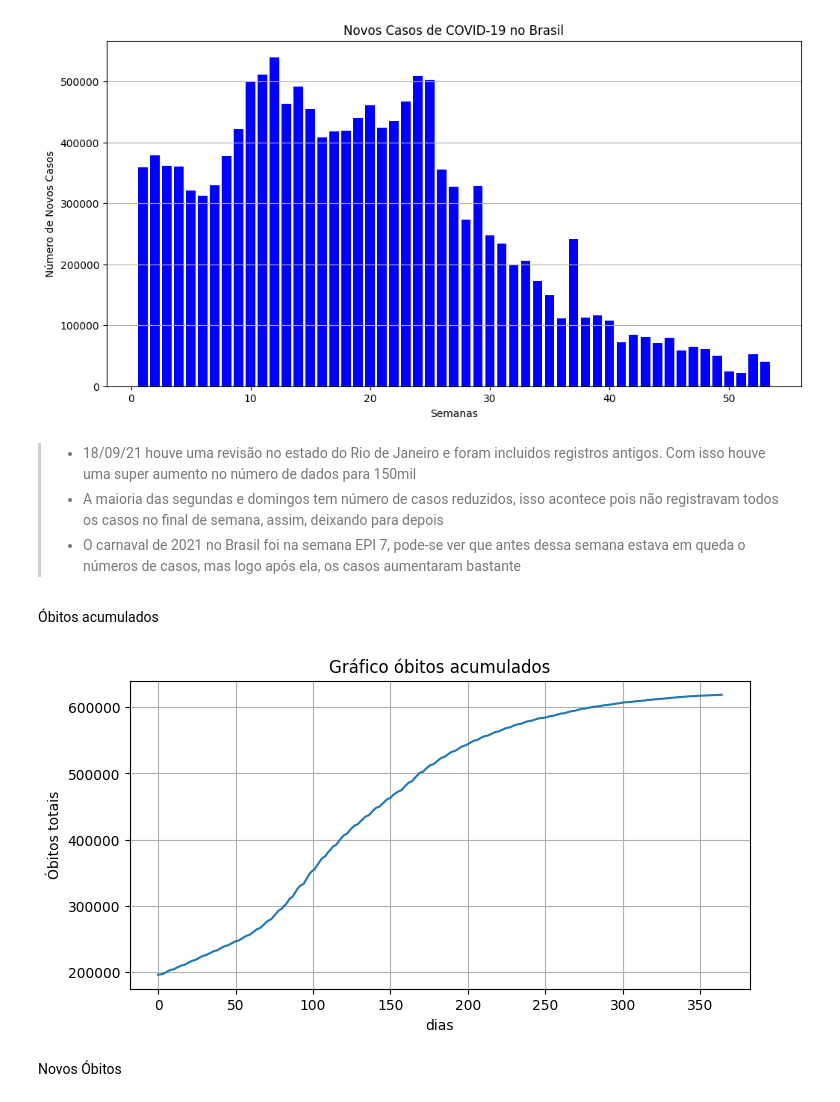
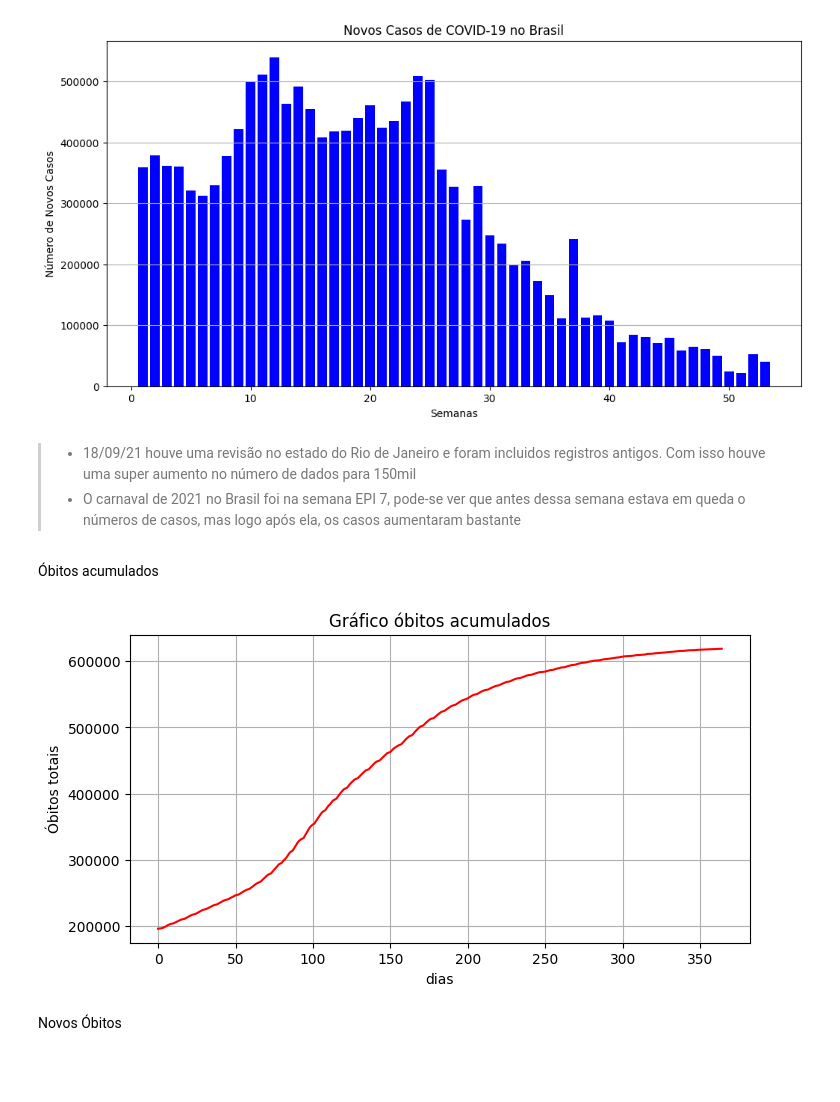
Before and after one commit to VitorMendonca62/covid19-study-in-brazil, a Jupyter notebook: src/analysis_brazil_2021.ipynb, the cells around one changed output. Drawn from its saved outputs; the diff is of its cells as text; code cells hidden in the pictures; blank space fills up the shorter version.

```diff
--- a/src/analysis_brazil_2021.ipynb
+++ b/src/analysis_brazil_2021.ipynb
@@ -39,7 +28,7 @@ PATH_DATA_BRAZIL_OUTPUT
 # Carregando dados
 df = None
 
-for path in DATA_PATH[3:5]:
+for path in DATA_PATH[2:4]:
   data = pd.read_csv(path, sep=";", encoding="utf-8")
 
   if df is None:
@@ -312,24 +301,22 @@ plt.show()
 # %% [output]
 [figure]
 # %% [markdown]
->
 > - 18/09/21 houve uma revisão no estado do Rio de Janeiro e foram incluidos registros antigos. Com isso houve uma super aumento no número de dados para 150mil
-> - A maioria das segundas e domingos tem número de casos reduzidos, isso acontece pois não registravam todos os casos no final de semana, assim, deixando para depois
 > - O carnaval de 2021 no Brasil foi na semana EPI 7, pode-se ver que antes dessa semana estava em queda o números de casos, mas logo após ela, os casos aumentaram bastante
 # %% [markdown]
 Óbitos acumulados
 # %%
 fig, ax = plt.subplots(figsize=(8, 4))
-ax.plot(df.index.values, df["obitosAcumulado"])
+ax.plot(df.index.values, df["obitosAcumulado"], color="r")
 
 plt.title("Gráfico óbitos acumulados")
 plt.ylabel("Óbitos totais")
 plt.xlabel("dias")
 plt.grid(True)
 
 plt.show()
 # %% [output]
-[figure, old version]
+[figure, new version]
 # %% [markdown]
 Novos Óbitos
 # %%
```
Also changed, not shown: parts of 8 cells of this notebook, 3 other files.
